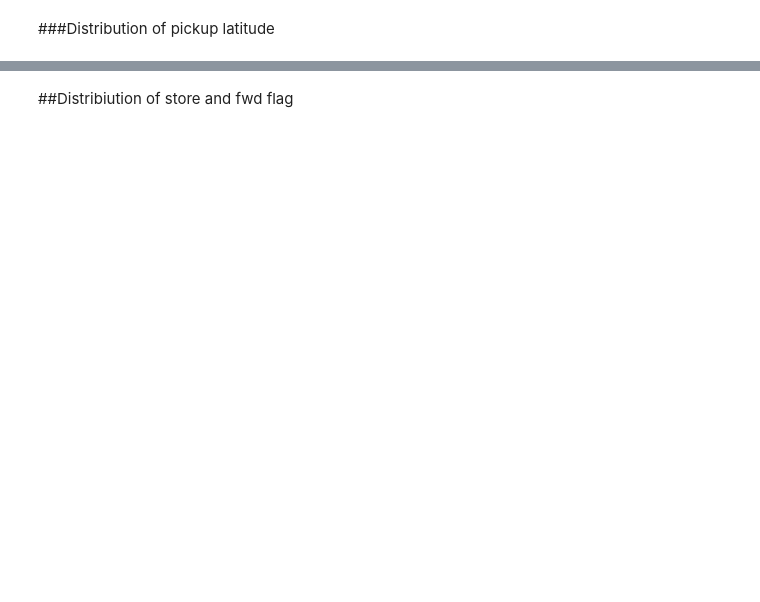
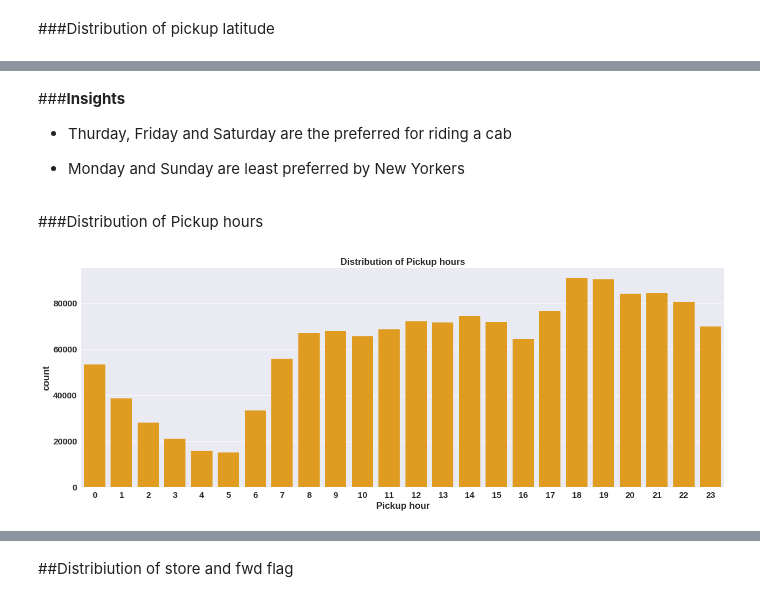
Before and after one commit to Kushan1001/NYC-Taxi-Trip-Time-Prediction, a Jupyter notebook: NYC_Taxi_Trip_Time_Prediction_Capstone_Project.ipynb, the cells around one changed output, grey strips where cells are left out. Saved outputs shown, nothing was run; the diff lists cells and outputs as text; code cells hidden in the pictures; blank space fills up the shorter version.

```diff
--- a/NYC_Taxi_Trip_Time_Prediction_Capstone_Project.ipynb
+++ b/NYC_Taxi_Trip_Time_Prediction_Capstone_Project.ipynb
@@ -354,0 +371,18 @@ plt.show();
+# %% [markdown]
+###**Insights**
+
+
+*   Thurday, Friday and Saturday are the preferred for riding a cab
+
+*   Monday and Sunday are least preferred by New Yorkers
+# %% [markdown]
+###Distribution of Pickup hours
+# %%
+rcParams['figure.figsize'] = 20,7
+
+sns.countplot(data = taxi_df, x= 'pickup_hour', color = 'orange')
+plt.title('Distribution of Pickup hours')
+plt.xlabel('Pickup hour')
+plt.show();
+# %% [output]
+[figure, added]
```
Also changed, not shown: parts of 22 cells of this notebook.
